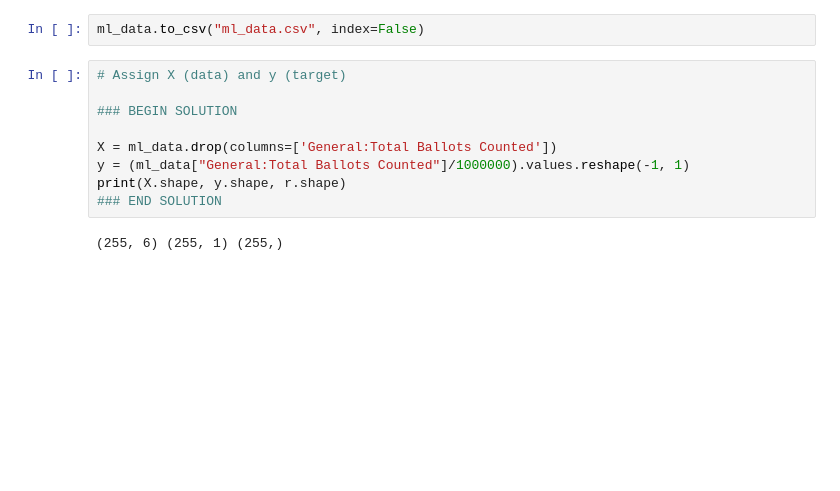
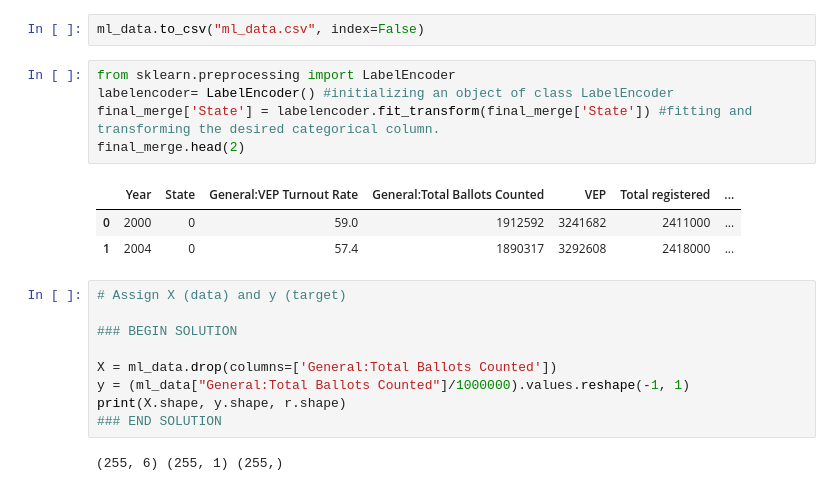
Before and after one commit to jassefa/Primary-Voter-Turnout-VS-General-Election, a Jupyter notebook: election_file/ML_Linear Regression.ipynb, the cells around one changed output. Drawn from its saved outputs; the diff is of its cells as text; blank space fills up the shorter version.

```diff
--- a/election_file/ML_Linear Regression.ipynb
+++ b/election_file/ML_Linear Regression.ipynb
@@ -200,5 +180,14 @@ ml_data.head(2)
 # %%
 ml_data.to_csv("ml_data.csv", index=False)
+# %%
+from sklearn.preprocessing import LabelEncoder
+labelencoder= LabelEncoder() #initializing an object of class LabelEncoder
+final_merge['State'] = labelencoder.fit_transform(final_merge['State']) #fitting and transforming the desired categorical column.
+final_merge.head(2)
+# %% [output]
+|  | Year | State | General:VEP Turnout Rate | General:Total Ballots Counted | VEP | Total registered | ... |
+| 0 | 2000 | 0 | 59.0 | 1912592 | 3241682 | 2411000 | ... |
+| 1 | 2004 | 0 | 57.4 | 1890317 | 3292608 | 2418000 | ... |
 # %%
 # Assign X (data) and y (target)
 
```
Also changed, not shown: parts of 12 cells of this notebook, 1 other file.
